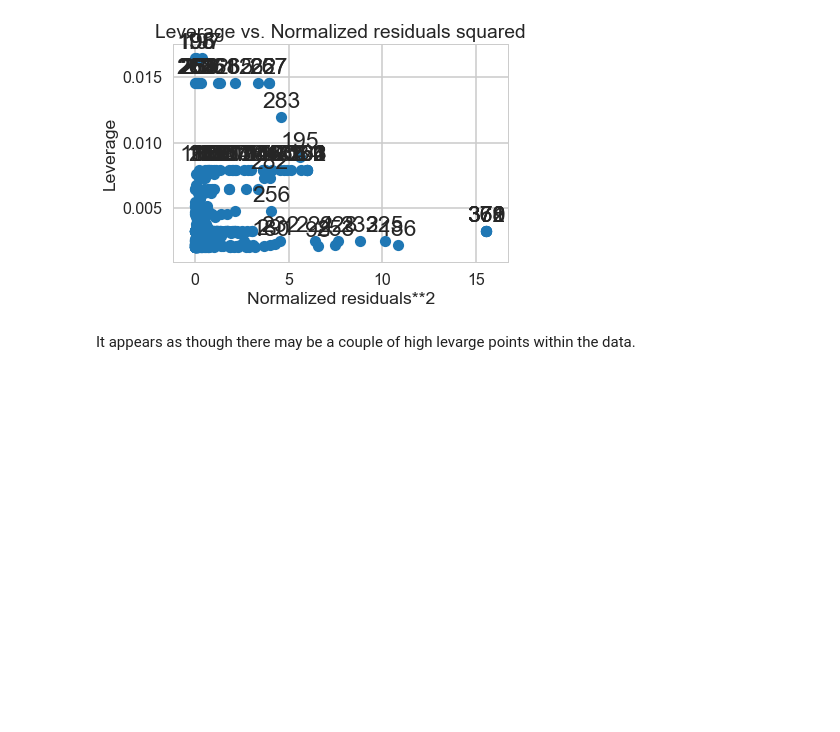
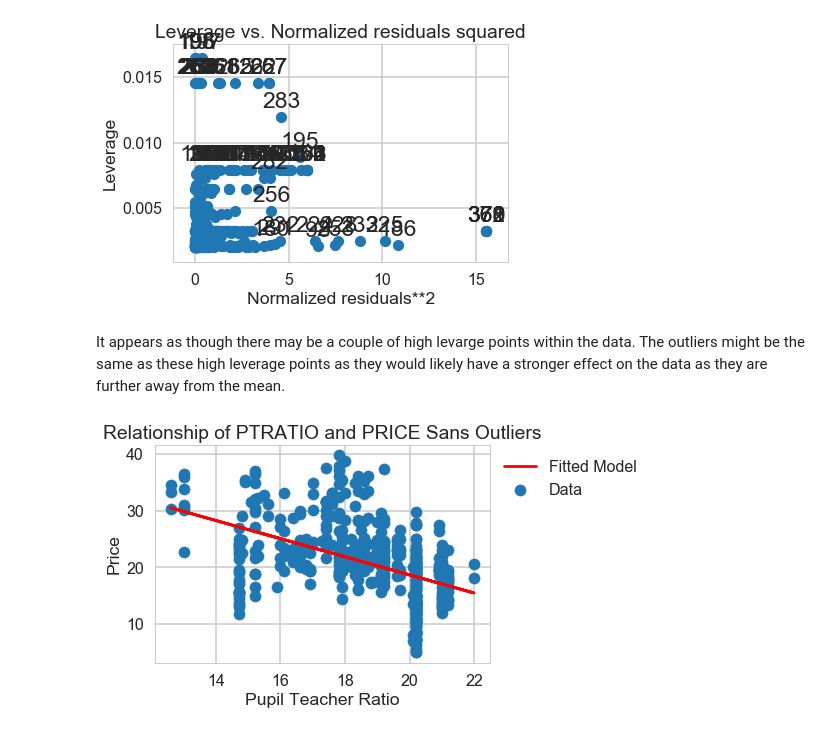
Before and after one commit to jsking751/Springboard-2.0, a Jupyter notebook: Machine Learning Miniprojects/Boston_Housing_Linear_Regression.ipynb, the cells around one changed output. Drawn from its saved outputs; the diff is of its cells as text; code cells hidden in the pictures; blank space fills up the shorter version.

```diff
--- a/Machine Learning Miniprojects/Boston_Housing_Linear_Regression.ipynb
+++ b/Machine Learning Miniprojects/Boston_Housing_Linear_Regression.ipynb
@@ -937,4 +939,31 @@ _ = plot_leverage_resid2(m2)
 <matplotlib.figure.Figure at 0x...>
 [figure]
 # %% [markdown]
-It appears as though there may be a couple of high levarge points within the data.
+It appears as though there may be a couple of high levarge points within the data.  The outliers might be the same as these high leverage points as they would likely have a stronger effect on the data as they are further away from the mean.
+# %%
+# Grab Mean and Standard Deviation from the Data
+u= np.mean(bos.PRICE)
+s= np.std(bos.PRICE)
+#Initiate List
+listy = []
+# Iterate Through Data and Filter out Price Outliers by Adding Non-Outliers to List
+for n in range(len(bos.PRICE)):
+    if bos.iloc[n][13] > u-2*s and bos.iloc[n][13] < u+2*s:
+        listy.append(bos.loc[n])
+# Convert List to DataFrame
+newbos = pd.DataFrame(listy)
+newbos = newbos.reset_index()
+# %%
+# Fit the New DataFrame
+m4 = sm.ols('PRICE ~ PTRATIO',newbos).fit()
+
+# Replot Data Sans Outliers
+plt.scatter(newbos.PTRATIO, newbos.PRICE )
+plt.plot(newbos.PTRATIO,m4.fittedvalues,'r')
+plt.legend(['Fitted Model', 'Data'],bbox_to_anchor=(1,1))
+plt.xlabel('Pupil Teacher Ratio')
+plt.ylabel('Price')
+plt.title('Relationship of PTRATIO and PRICE Sans Outliers')
+plt.show()
+# %% [output]
+[figure, added]
```
Also changed, not shown: parts of 6 cells of this notebook.
